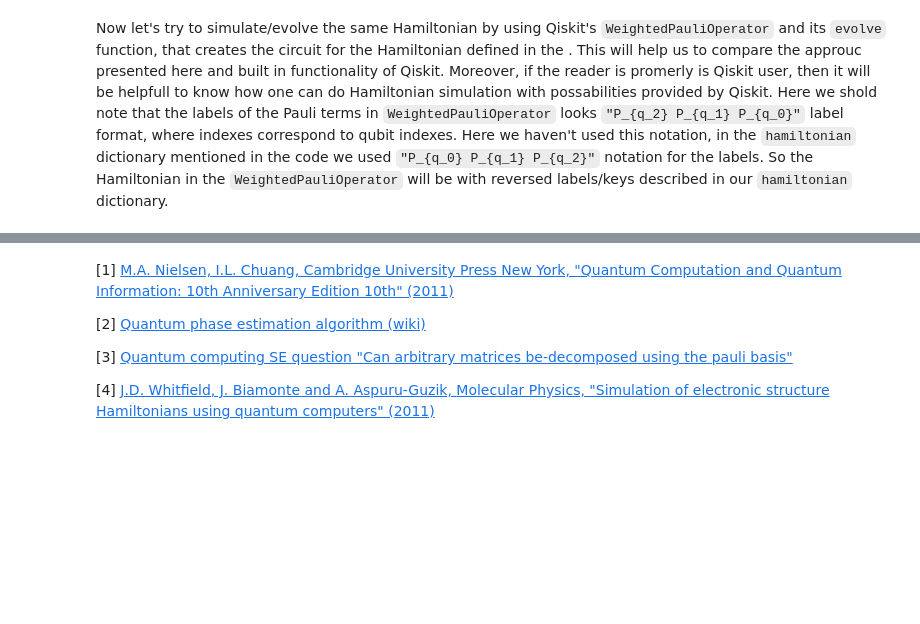
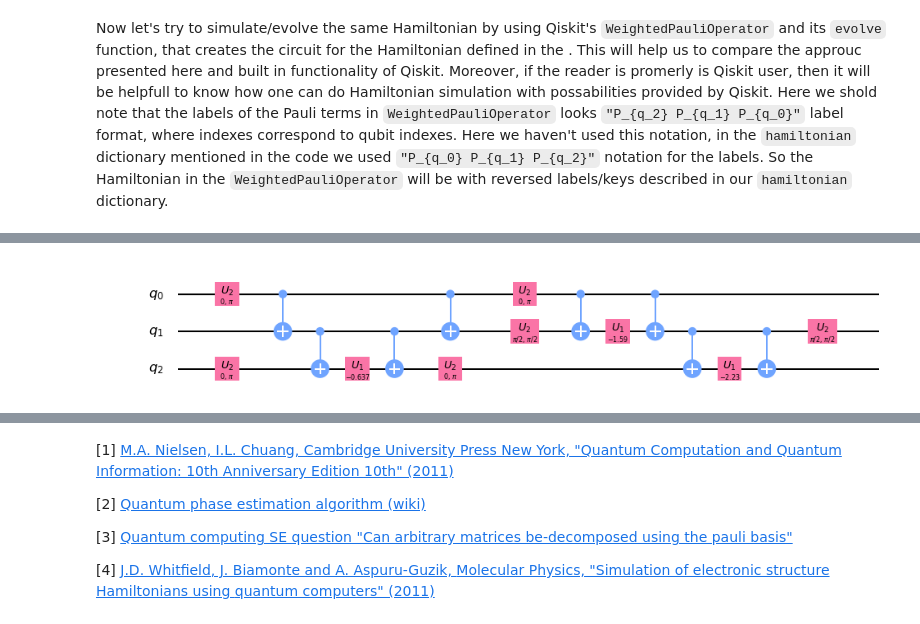
Before and after one commit to DavitKhach/quantum-algorithms-tutorials, a Jupyter notebook: Hamiltonian_simulation.ipynb, the cells around one changed output, grey strips where cells are left out. Cells and saved outputs as stored; diff of their text form; code cells hidden in the pictures; blank space fills up the shorter version.

```diff
--- a/Hamiltonian_simulation.ipynb
+++ b/Hamiltonian_simulation.ipynb
@@ -337,0 +354,6 @@ Now let's try to simulate/evolve the same Hamiltonian by using Qiskit's `Weighte
+# %%
+# Let's transpile our previously obtained circuit and draw it
+circuit = transpile(circuit, basis_gates=['u1', 'u2', 'u3', 'cx'])
+circuit.draw(output="mpl")
+# %% [output]
+[figure, added]
```
Also changed, not shown: parts of 4 cells of this notebook.
